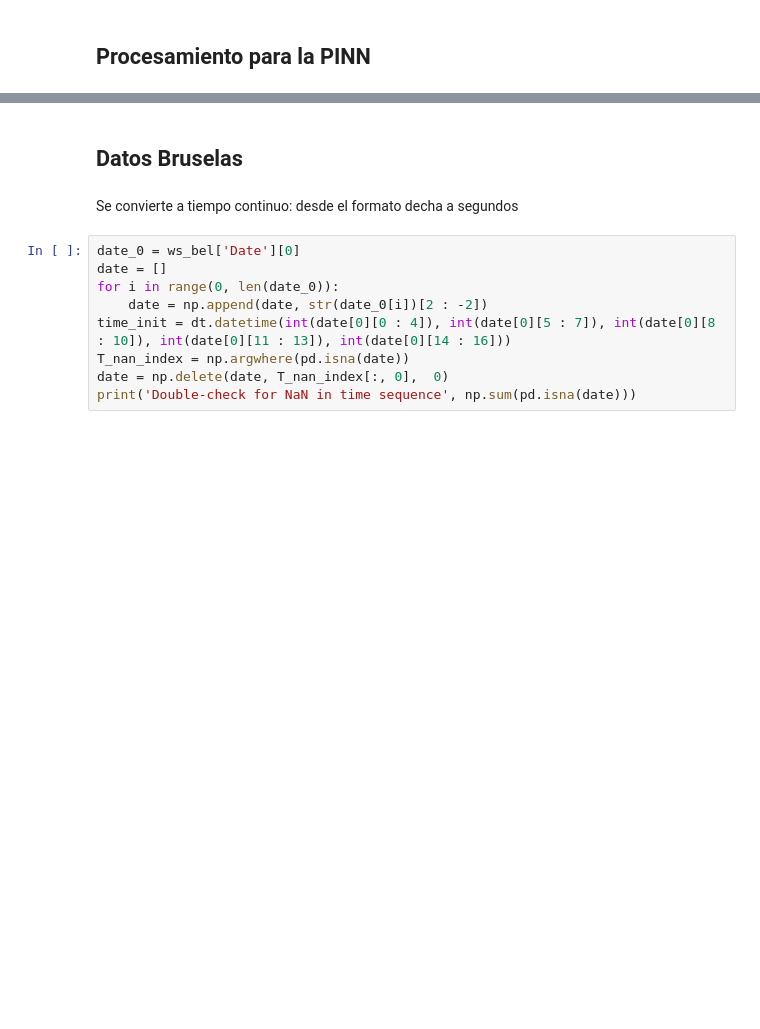
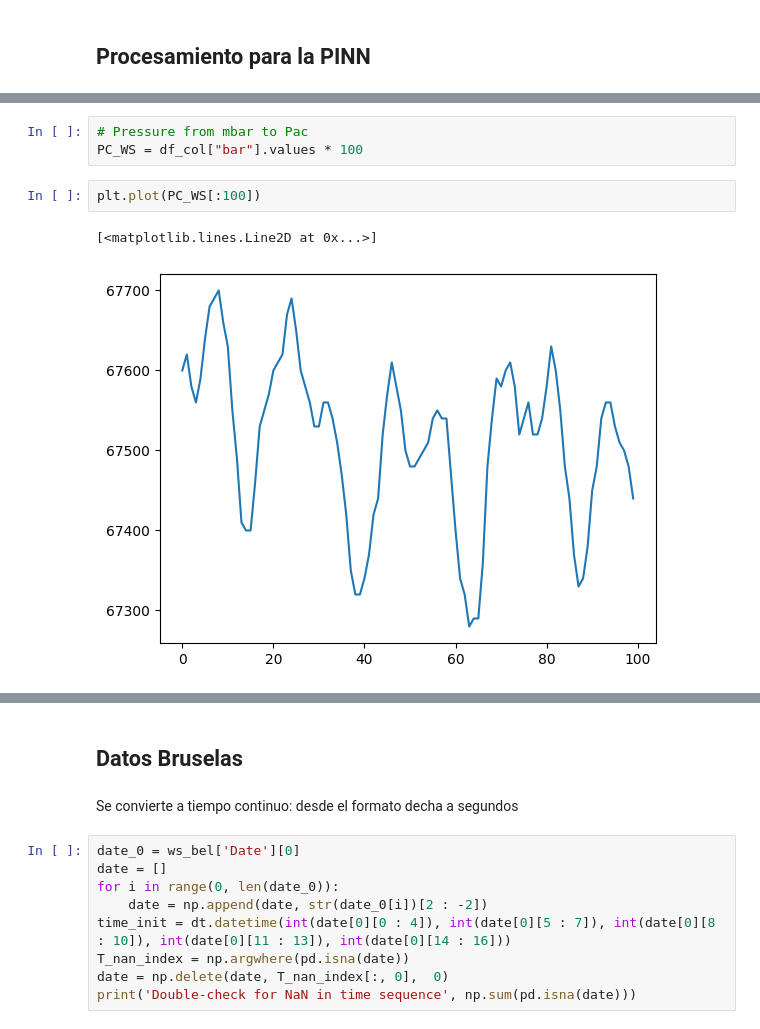
Before and after one commit to sagomeza1/TG, a Jupyter notebook: notebook/preprocesamiento_para_rn.ipynb, the cells around one changed output, grey strips where cells are left out. Cells and saved outputs as stored; diff of their text form; blank space fills up the shorter version.

```diff
--- a/notebook/preprocesamiento_para_rn.ipynb
+++ b/notebook/preprocesamiento_para_rn.ipynb
@@ -222,0 +241,8 @@ array([[13046400.],
+# %%
+# Pressure from mbar to Pac
+PC_WS = df_col["bar"].values * 100
+# %%
+plt.plot(PC_WS[:100])
+# %% [output]
+[<matplotlib.lines.Line2D at 0x...>]
+[figure, added]
```
Also changed, not shown: parts of 11 cells of this notebook, 1 other file.
